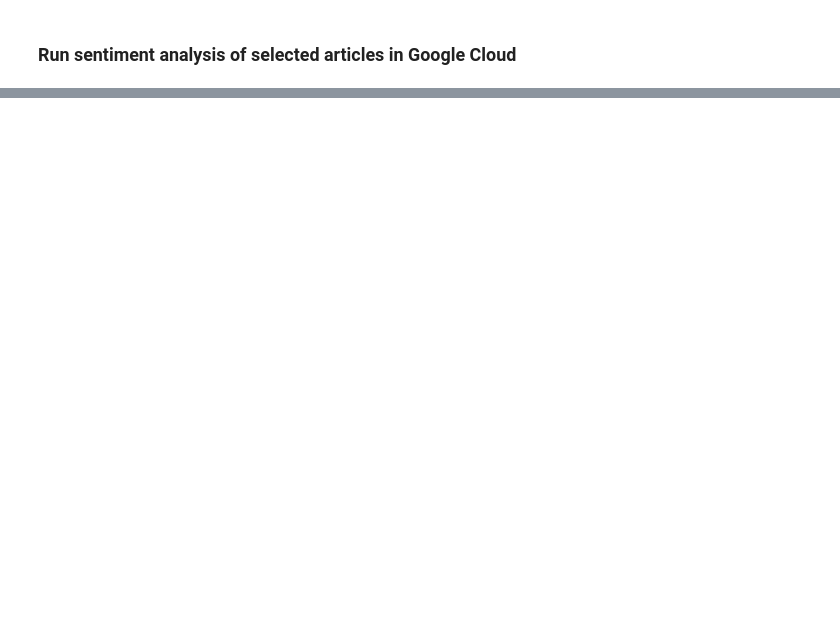
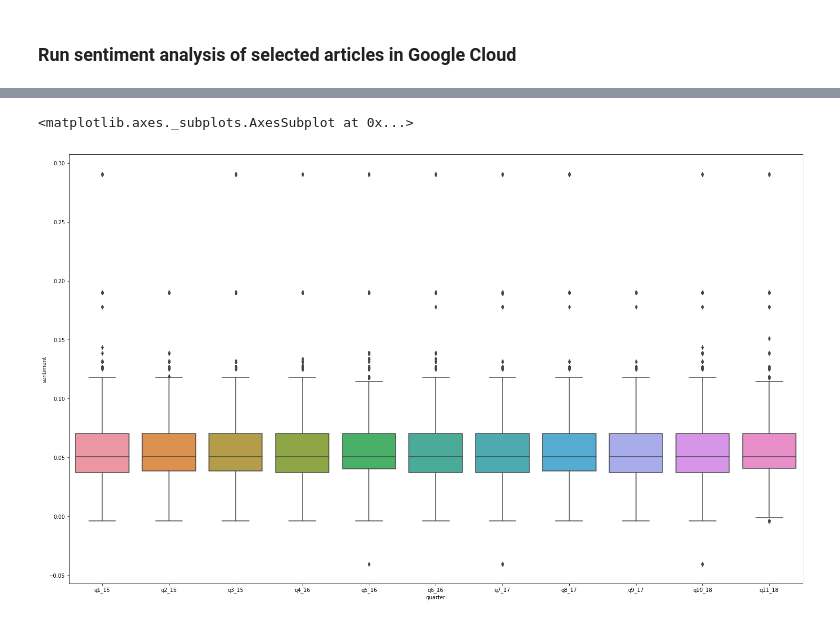
Before and after one commit to diazcelsa/NLP_politics_spiegel, a Jupyter notebook: notebooks/sentiment/Sentiment Anlysis in migration selected articles.ipynb, the cells around one changed output, grey strips where cells are left out. Drawn from its saved outputs; the diff is of its cells as text; code cells hidden in the pictures; blank space fills up the shorter version.

```diff
--- a/notebooks/sentiment/Sentiment Anlysis in migration selected articles.ipynb
+++ b/notebooks/sentiment/Sentiment Anlysis in migration selected articles.ipynb
@@ -138,0 +239,9 @@ pickle.dump(results, open("../../data/sentiment_analysis_scores.pkl", "wb"))
+# %%
+# map quarters to idx_a
+tmp_ordered['quarter'] = tmp_ordered['a_idx'].map(se_order_art_to_quarter)
+# %%
+plt.figure(figsize=(25, 15))
+sns.boxplot(data=tmp_ordered, x='quarter', y='sentiment')
+# %% [output]
+<matplotlib.axes._subplots.AxesSubplot at 0x...>
+[figure, added]
```
Also changed, not shown: parts of 32 cells of this notebook, 14 other files.
